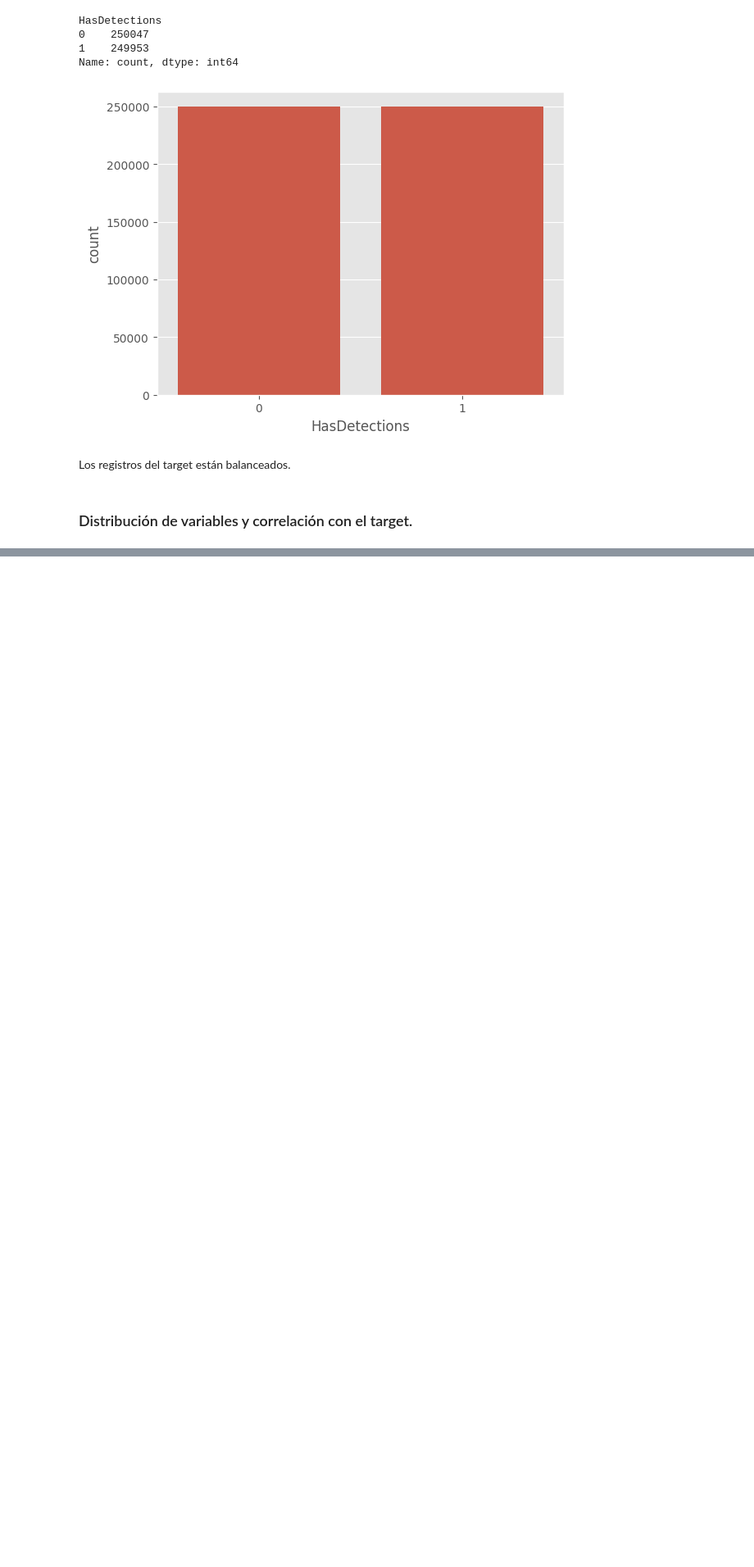
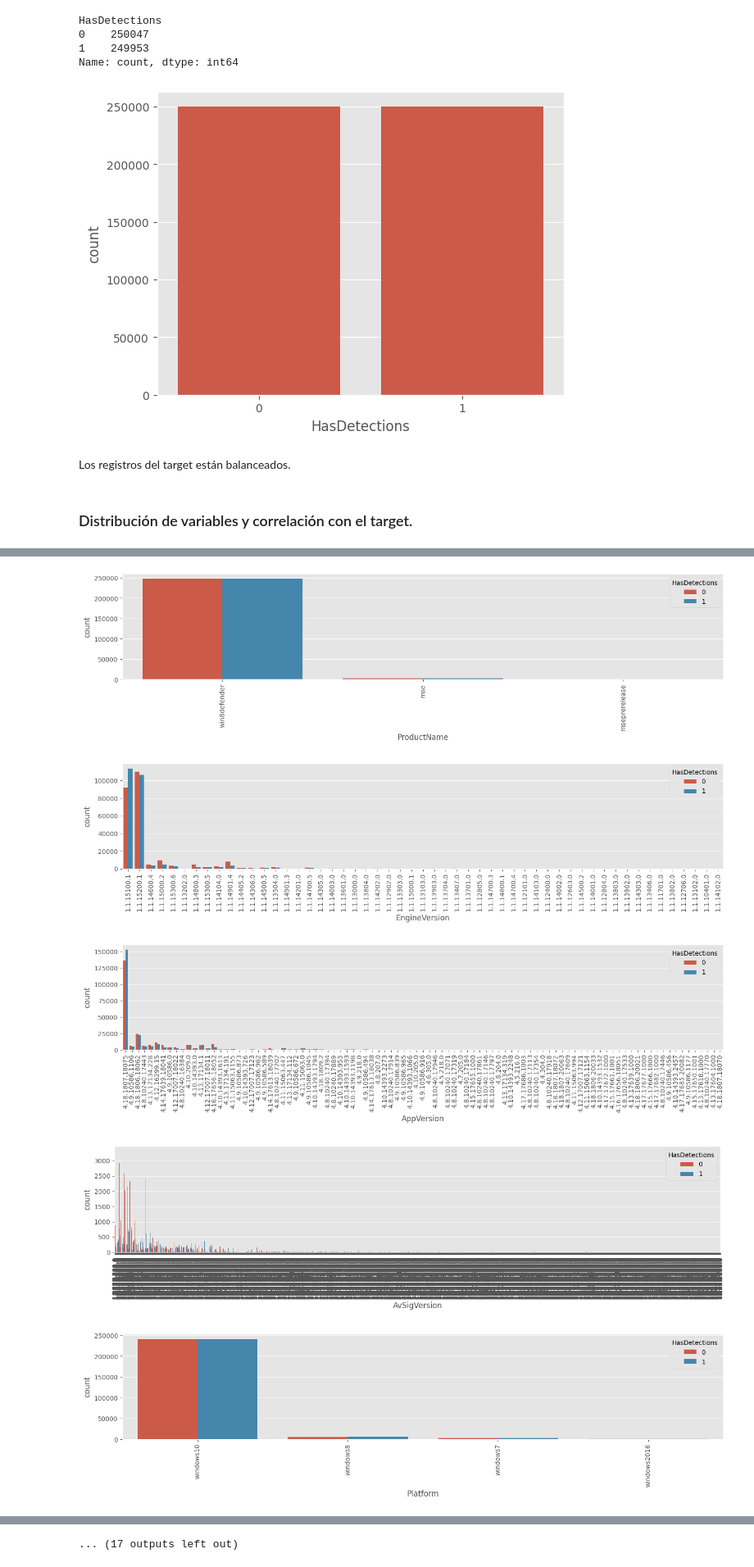
Before and after one commit to Orlan-138/Entregable_MMP, a Jupyter notebook: 0224_SupML_Grupo7.ipynb, the cells around one changed output, grey strips where cells are left out. Shown at 82% size. Cells and saved outputs as stored; diff of their text form; code cells hidden in the pictures; blank space fills up the shorter version.

```diff
--- a/0224_SupML_Grupo7.ipynb
+++ b/0224_SupML_Grupo7.ipynb
@@ -273,0 +300,21 @@ Los registros del target están balanceados.
+# %%
+object_columns = []
+numeric_columns = []
+
+for col in df_mmp:
+      if (df_mmp[col].dtype =="f" or df_mmp[col].dtype.kind=="i"):
+              numeric_columns.append(col)
+      elif ((df_mmp[col].dtype.kind=="O") & (col != 'MachineIdentifier')): #dejamos fuera MachineIdentifier hasta decidir qué hacer con esta variable. Consume mucha memoria al ser 500.000 valores únicos
+                  object_columns.append(col)
+# %%
+# [AO] Consume mucha memoria hacer esto, habrá que ver si hay formas de optimizarlo
+for col in object_columns:
+    plt.figure(figsize=[17,3])
+    plt.xticks(rotation=90)
+    sns.countplot(data=df_mmp, x=col, hue='HasDetections')
+# %% [output]
+[figure, added]
+[figure, added]
+[figure, added]
+[figure, added]
+[figure, added]
@@ -273,0 +328 @@ Los registros del target están balanceados.
+... (17 outputs left out)
```
Also changed, not shown: parts of 12 cells of this notebook, 1 other file.
